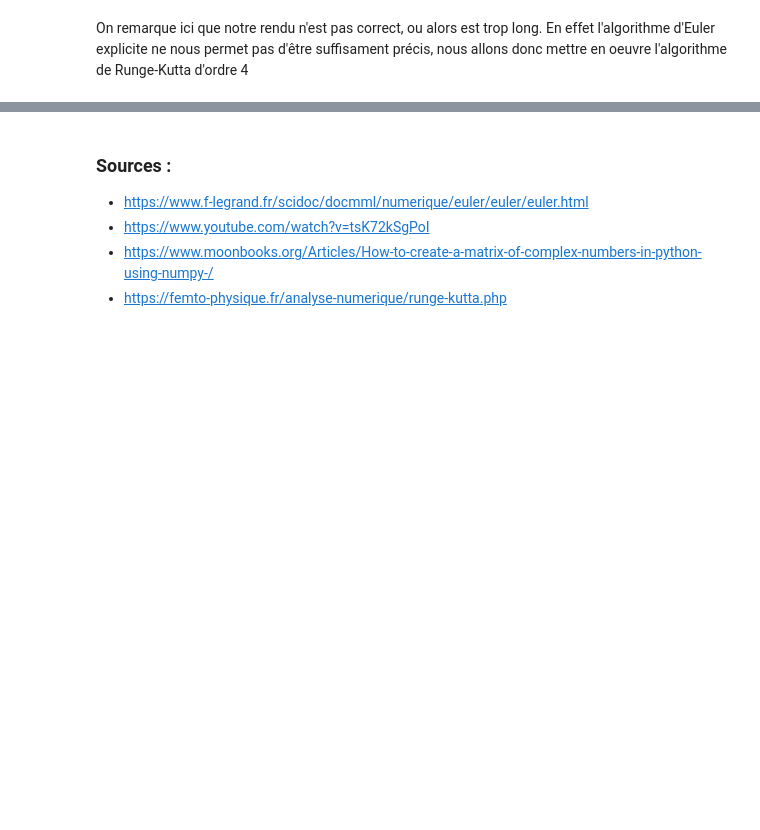
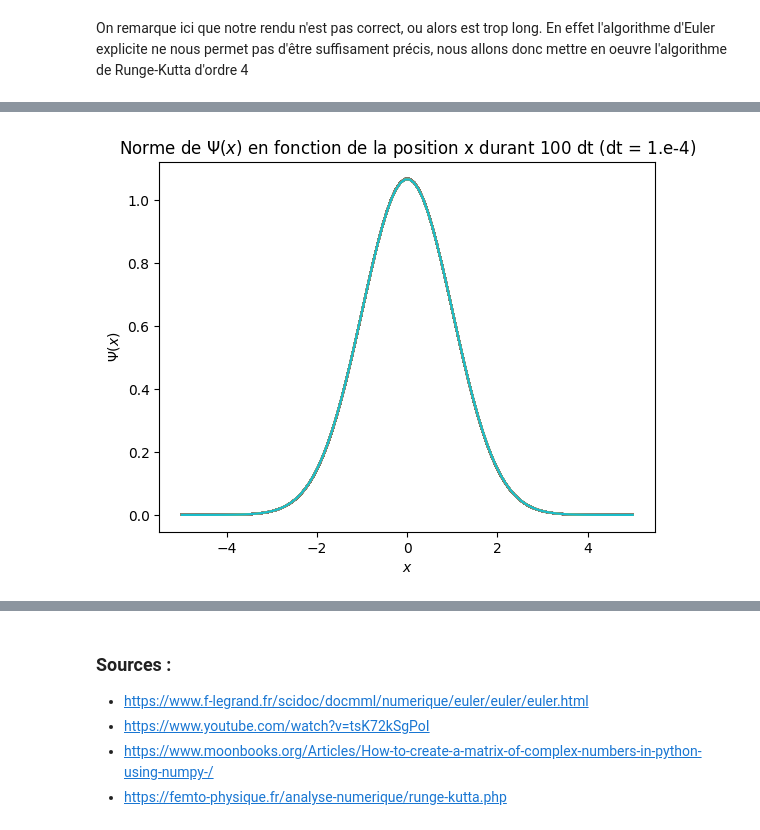
Before and after one commit to lucasboistay/shrodinger_simulation, a Jupyter notebook: evo_temp.ipynb, the cells around one changed output, grey strips where cells are left out. Cells and saved outputs as stored; diff of their text form; code cells hidden in the pictures; blank space fills up the shorter version.

```diff
--- a/evo_temp.ipynb
+++ b/evo_temp.ipynb
@@ -251,2 +182,20 @@ IndentationError: expected an indented block (3918361514.py, line 5)
+# %%
+def rk4(psi,potentiel):
+    """
+    RK4 method
+    :param psi: psi
+    :param potentiel: potential
+    :return: rk4 of psi
+    """
+    k1 = f(psi,potentiel)
+    k2 = f(psi + k1 * dt / 2.,potentiel)
+    k3 = f(psi + k2 * dt / 2.,potentiel)
+    k4 = f(psi + k3 * dt,potentiel)
+    new_psi = psi + (dt / 6.)*(k1 + 2*k2 + 2*k3 + k4)
+    return normalize(new_psi,dx)
+# %%
+get_graph(get_psi_gauss(0,1),V_nul,rk4,"rk4_gaussienne",100)
+# %% [output]
+[figure, added]
 # %%
 # ------------ ANIMATION -------------- #
```
Also changed, not shown: parts of 14 cells of this notebook, 34 other files.
